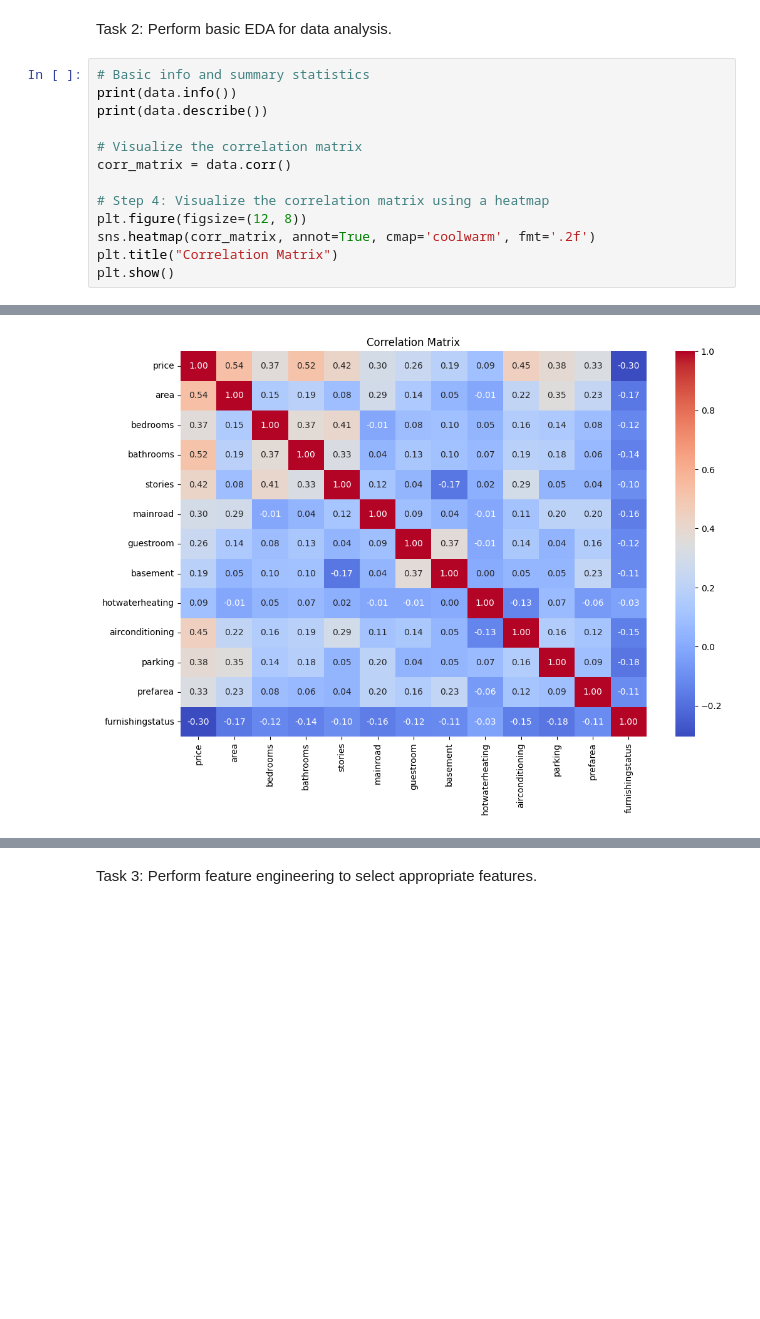
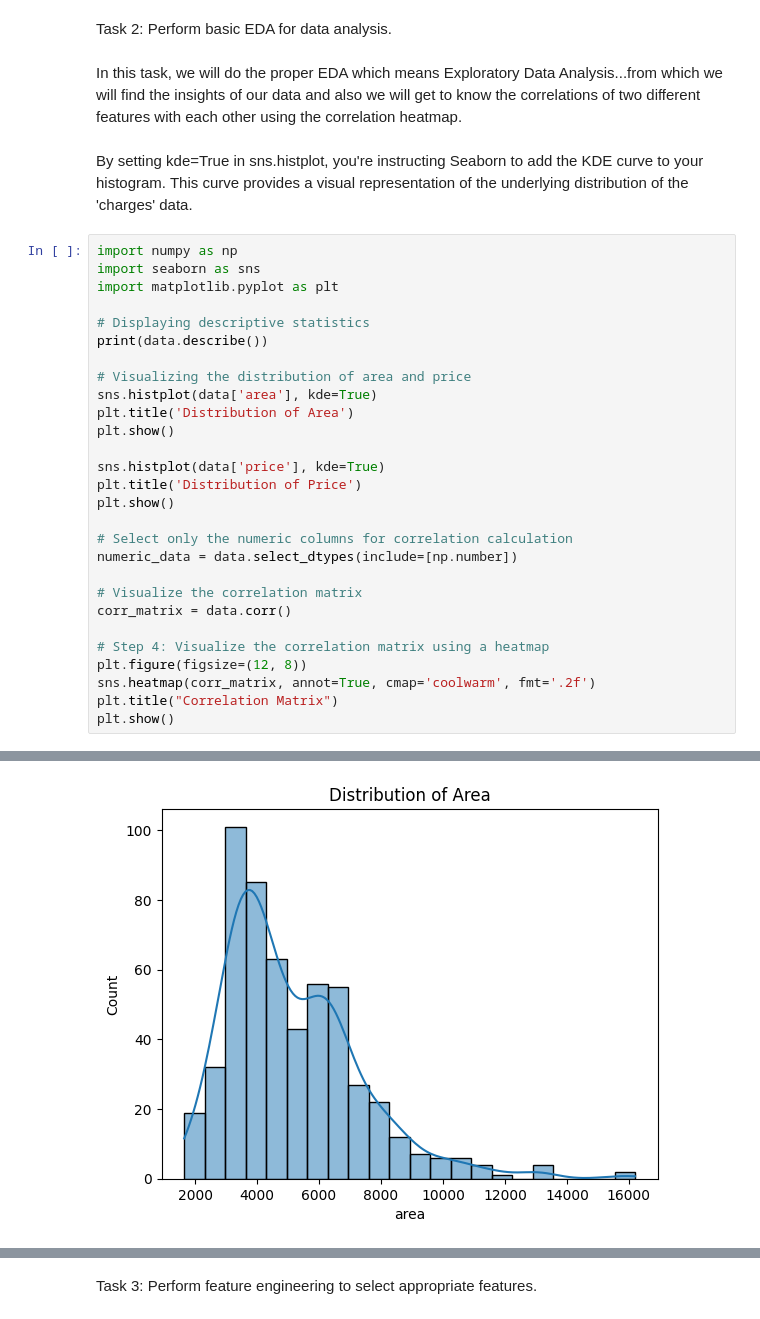
Before and after one commit to Chetana10r/ML_Practicals, a Jupyter notebook: Linear Regression/Assign2_3_MLR.ipynb, the cells around one changed output, grey strips where cells are left out. Saved outputs shown, nothing was run; the diff lists cells and outputs as text; blank space fills up the shorter version.

```diff
--- a/Linear Regression/Assign2_3_MLR.ipynb
+++ b/Linear Regression/Assign2_3_MLR.ipynb
@@ -58,9 +58,28 @@ dtype: int64
 # %% [markdown]
 Task 2: Perform basic EDA for data analysis.
+# %% [markdown]
+In this task, we will do the proper EDA which means Exploratory Data Analysis...from which we will find the insights of our data and also we will get to know the correlations of two different features with each other using the correlation heatmap.
+# %% [markdown]
+By setting kde=True in sns.histplot, you're instructing Seaborn to add the KDE curve to your histogram. This curve provides a visual representation of the underlying distribution of the 'charges' data.
 # %%
-# Basic info and summary statistics
-print(data.info())
+import numpy as np
+import seaborn as sns
+import matplotlib.pyplot as plt
+
+# Displaying descriptive statistics
 print(data.describe())
+
+# Visualizing the distribution of area and price
+sns.histplot(data['area'], kde=True)
+plt.title('Distribution of Area')
+plt.show()
+
+sns.histplot(data['price'], kde=True)
+plt.title('Distribution of Price')
+plt.show()
+
+# Select only the numeric columns for correlation calculation
+numeric_data = data.select_dtypes(include=[np.number])
 
 # Visualize the correlation matrix
 corr_matrix = data.corr()
@@ -87,5 +106,5 @@ Data columns (total 13 columns):
 25%      0.000000    0.000000          0.000000
 50%      0.000000    0.000000          1.000000
 75%      1.000000    0.000000          2.000000
 max      3.000000    1.000000          2.000000
-[figure, old version]
+[figure, new version]
```
Also changed, not shown: parts of 20 cells of this notebook, 6 other files.
